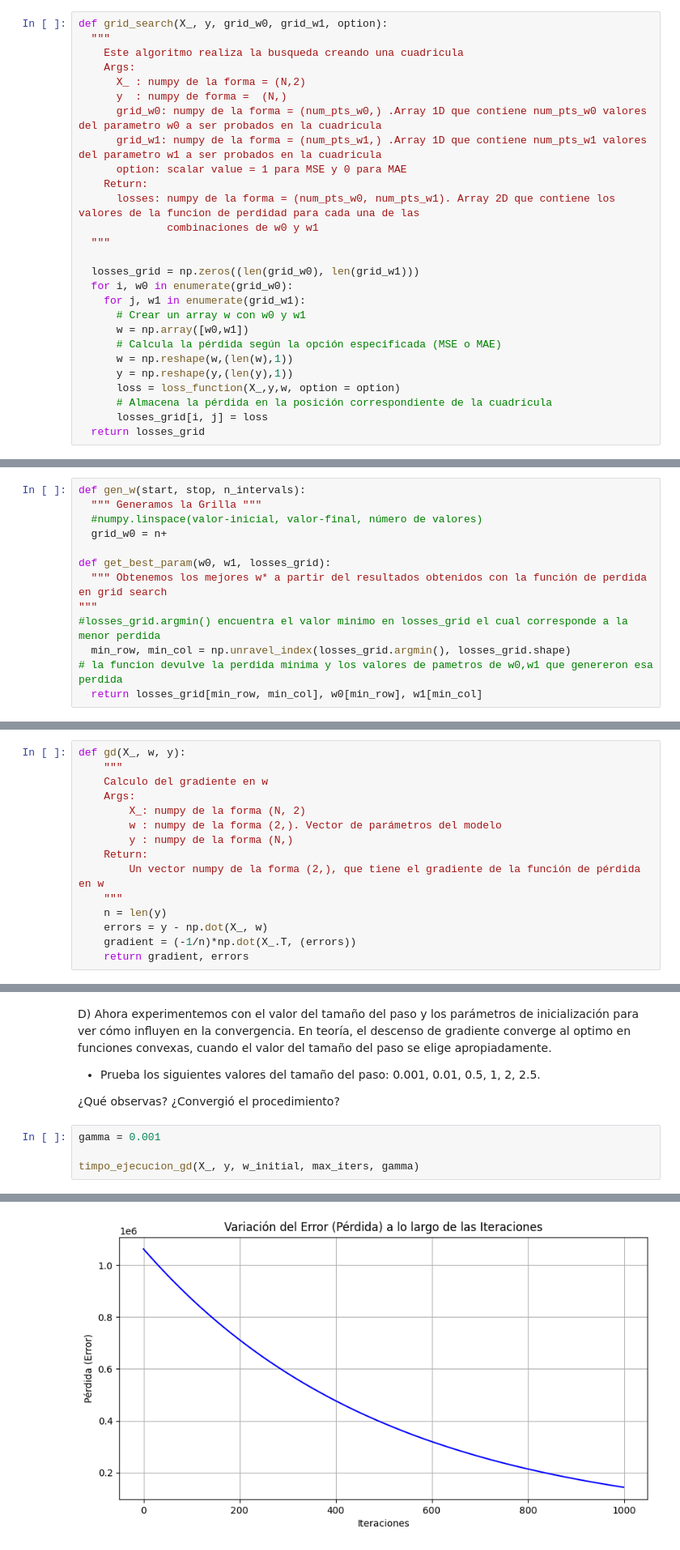
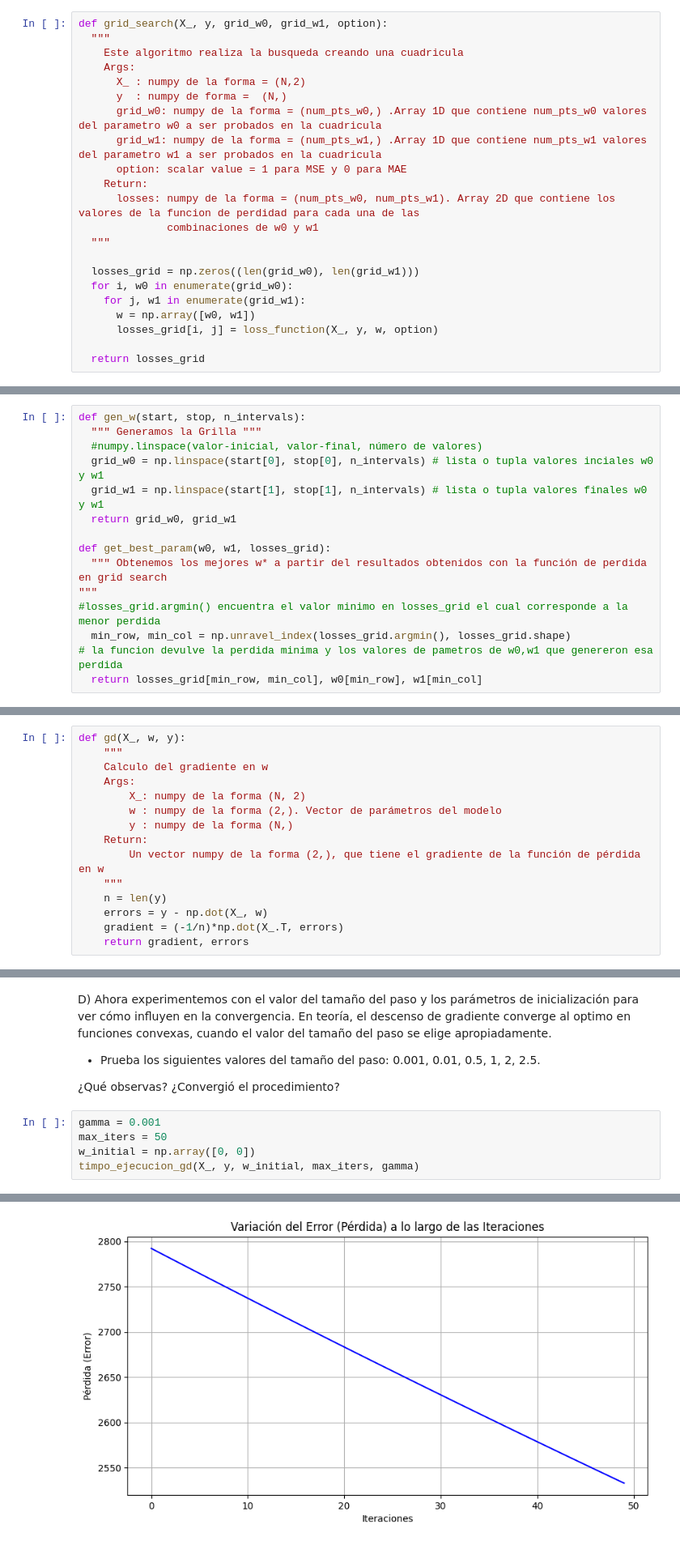
Before and after one commit to J0tta13/machine, a Jupyter notebook: miniproyecto1/RegresionyOptimizacion - students.ipynb, the cells around one changed output, grey strips where cells are left out. Shown: that part at 81% size. Saved outputs shown, nothing was run; the diff lists cells and outputs as text.

```diff
--- a/miniproyecto1/RegresionyOptimizacion - students.ipynb
+++ b/miniproyecto1/RegresionyOptimizacion - students.ipynb
@@ -105,14 +105,9 @@ def grid_search(X_, y, grid_w0, grid_w1, option):
   losses_grid = np.zeros((len(grid_w0), len(grid_w1)))
   for i, w0 in enumerate(grid_w0):
     for j, w1 in enumerate(grid_w1):
-      # Crear un array w con w0 y w1
-      w = np.array([w0,w1])
-      # Calcula la pérdida según la opción especificada (MSE o MAE)
-      w = np.reshape(w,(len(w),1))
-      y = np.reshape(y,(len(y),1))
-      loss = loss_function(X_,y,w, option = option)
-      # Almacena la pérdida en la posición correspondiente de la cuadrícula
-      losses_grid[i, j] = loss
+      w = np.array([w0, w1])
+      losses_grid[i, j] = loss_function(X_, y, w, option)
+
   return losses_grid
 # %% [markdown]
 Si, todo va bien podremos usarla
@@ -120,7 +115,9 @@ Si, todo va bien podremos usarla
 def gen_w(start, stop, n_intervals):
   """ Generamos la Grilla """
   #numpy.linspace(valor-inicial, valor-final, número de valores)
-  grid_w0 = n+
+  grid_w0 = np.linspace(start[0], stop[0], n_intervals) # lista o tupla valores inciales w0 y w1
+  grid_w1 = np.linspace(start[1], stop[1], n_intervals) # lista o tupla valores finales w0 y w1
+  return grid_w0, grid_w1
 
 def get_best_param(w0, w1, losses_grid):
   """ Obtenemos los mejores w* a partir del resultados obtenidos con la función de perdida en grid search
@@ -281,7 +340,7 @@ def gd(X_, w, y):
     """
     n = len(y)
     errors = y - np.dot(X_, w)
-    gradient = (-1/n)*np.dot(X_.T, (errors))
+    gradient = (-1/n)*np.dot(X_.T, errors)
     return gradient, errors
 # %% [markdown]
 Si esta bien, debe darnos lo siguiente
@@ -421,6 +483,7 @@ D) Ahora experimentemos con el valor del tamaño del paso y los parámetros de i
 ¿Qué observas? ¿Convergió el procedimiento?
 # %%
 gamma = 0.001
-
+max_iters = 50
+w_initial = np.array([0, 0])
 timpo_ejecucion_gd(X_, y, w_initial, max_iters, gamma)
 # %% [output]
@@ -444,4 +507,4 @@ Tiempo de ejecución del Algoritmo GD: 0.889 segundos
-[figure, old version]
+[figure, new version]
 # %%
 gamma = 0.01
 timpo_ejecucion_gd(X_, y, w_initial, max_iters, gamma)
```
Also changed, not shown: parts of 28 cells of this notebook.
